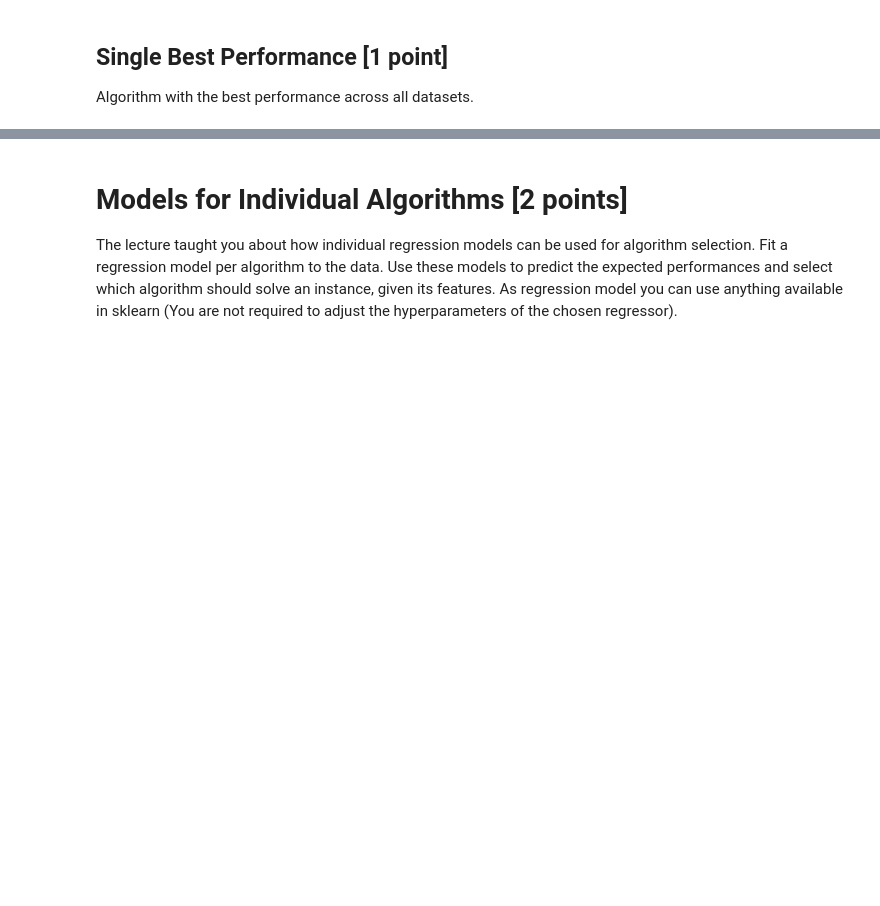
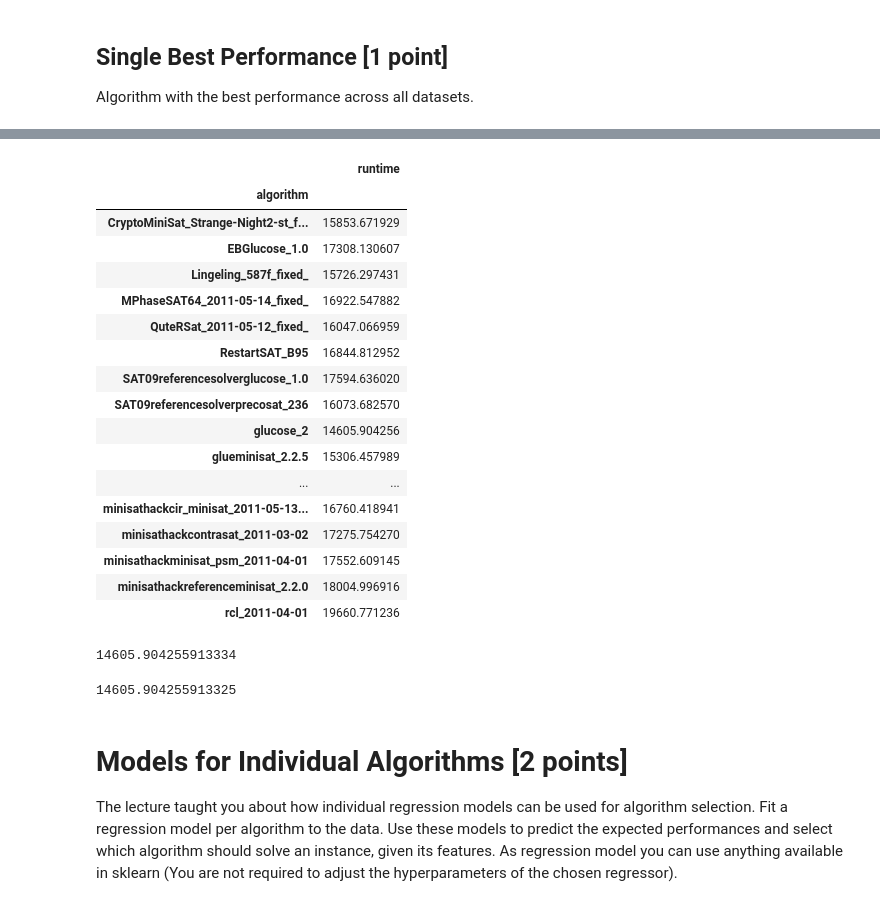
Before and after one commit to Marei33/xAutoML, a Jupyter notebook: xAutoML_2022_Algorithm_Selection_Marei_Freitag.ipynb, the cells around one changed output, grey strips where cells are left out. Saved outputs shown, nothing was run; the diff lists cells and outputs as text; code cells hidden in the pictures; blank space fills up the shorter version.

```diff
--- a/xAutoML_2022_Algorithm_Selection_Marei_Freitag.ipynb
+++ b/xAutoML_2022_Algorithm_Selection_Marei_Freitag.ipynb
@@ -170,8 +246,30 @@ algorithm_runs_df
 # %%
-single_best_df=pd.DataFrame(columns=('Algo', 'min_run'))
+#single_best_df=pd.DataFrame(columns=('Algo', 'mean_run'))
 # Your code start here
 # calculate the average running time for each algorithm alg
-
+single_best_df = algorithm_runs_df[["algorithm", "runtime"]].groupby(["algorithm"]).mean("runtime")
+single_best_df
 # Your code start here
+# %% [output]
+|  | runtime |
+| algorithm |  |
+| CryptoMiniSat_Strange-Night2-st_f... | 15853.671929 |
+| EBGlucose_1.0 | 17308.130607 |
+| Lingeling_587f_fixed_ | 15726.297431 |
+| MPhaseSAT64_2011-05-14_fixed_ | 16922.547882 |
+| QuteRSat_2011-05-12_fixed_ | 16047.066959 |
+| RestartSAT_B95 | 16844.812952 |
+| SAT09referencesolverglucose_1.0 | 17594.636020 |
+| SAT09referencesolverprecosat_236 | 16073.682570 |
+| glucose_2 | 14605.904256 |
+| glueminisat_2.2.5 | 15306.457989 |
+| ... | ... |
+| minisathackcir_minisat_2011-05-13... | 16760.418941 |
+| minisathackcontrasat_2011-03-02 | 17275.754270 |
+| minisathackminisat_psm_2011-04-01 | 17552.609145 |
+| minisathackreferenceminisat_2.2.0 | 18004.996916 |
+| rcl_2011-04-01 | 19660.771236 |
 # %%
-single_best_df.min_run.min()
+single_best_df.runtime.min()
+# %% [output]
+14605.904255913334
@@ -178,3 +283,7 @@ single_best_df.min_run.min()
+# %%
+single_best_df.mean_run.min()
+# %% [output]
+14605.904255913325
 # %% [markdown]
 # Models for Individual Algorithms [2 points]
 The lecture taught you about how individual regression models can be used for algorithm selection.
```
Also changed, not shown: parts of 20 cells of this notebook, 3 other files.
